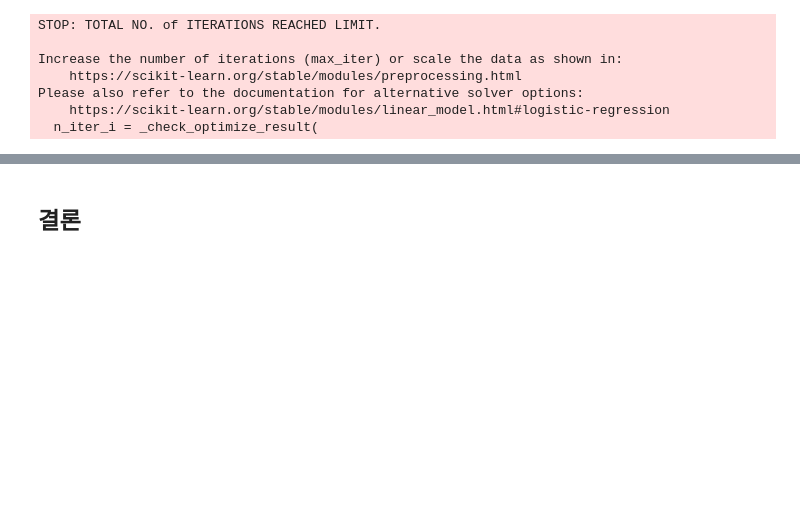
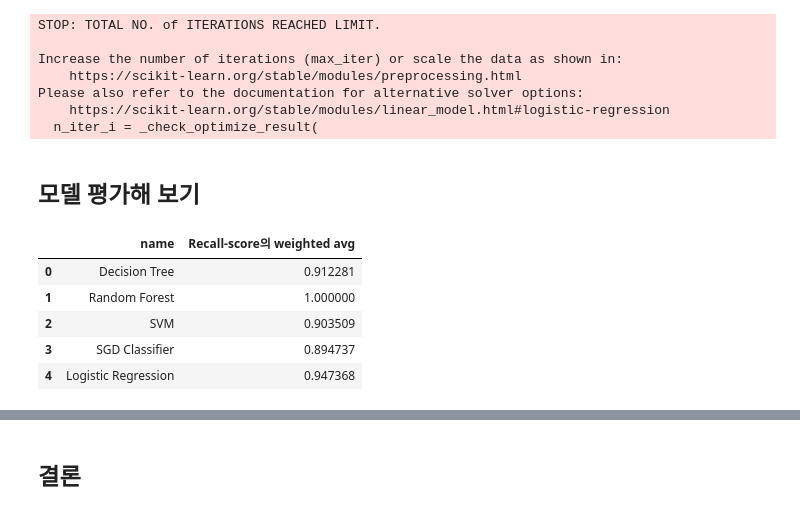
Before and after one commit to ksumini/ML-DL-Study, a Jupyter notebook: [E-02] Classification.ipynb, the cells around one changed output, grey strips where cells are left out. Drawn from its saved outputs; the diff is of its cells as text; code cells hidden in the pictures; blank space fills up the shorter version.

```diff
--- a/[E-02] Classification.ipynb
+++ b/[E-02] Classification.ipynb
@@ -819,4 +819,6 @@ Increase the number of iterations (max_iter) or scale the data as shown in:
 Please also refer to the documentation for alternative solver options:
     https://scikit-learn.org/stable/modules/linear_model.html#logistic-regression
   n_iter_i = _check_optimize_result(
+# %% [markdown]
+## 모델 평가해 보기
 # %%
@@ -834,0 +827,9 @@ f1_score_df
+# %%
+recall_score_df
+# %% [output]
+|  | name | Recall-score의 weighted avg |
+| 0 | Decision Tree | 0.912281 |
+| 1 | Random Forest | 1.000000 |
+| 2 | SVM | 0.903509 |
+| 3 | SGD Classifier | 0.894737 |
+| 4 | Logistic Regression | 0.947368 |
```
Also changed, not shown: parts of 5 cells of this notebook.
